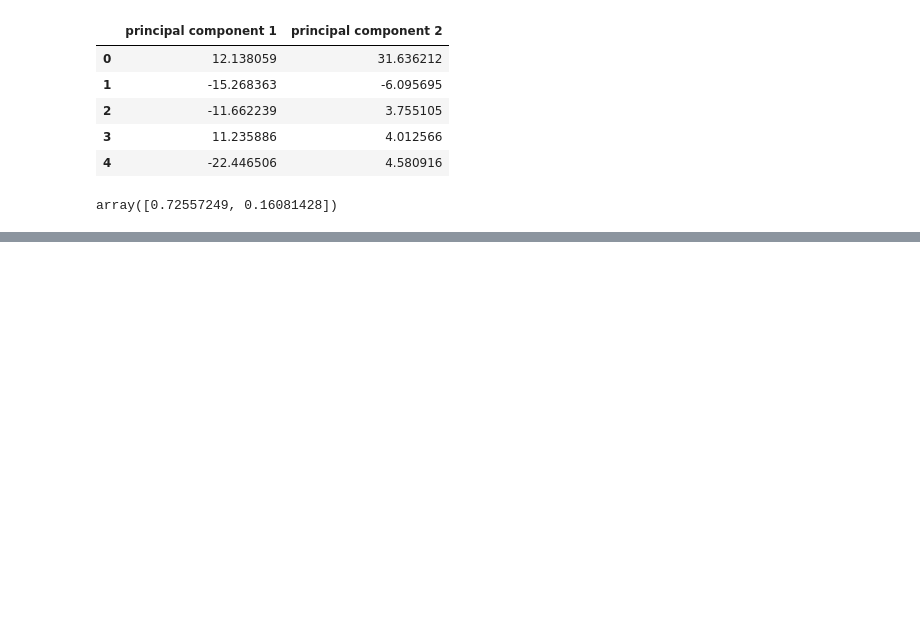
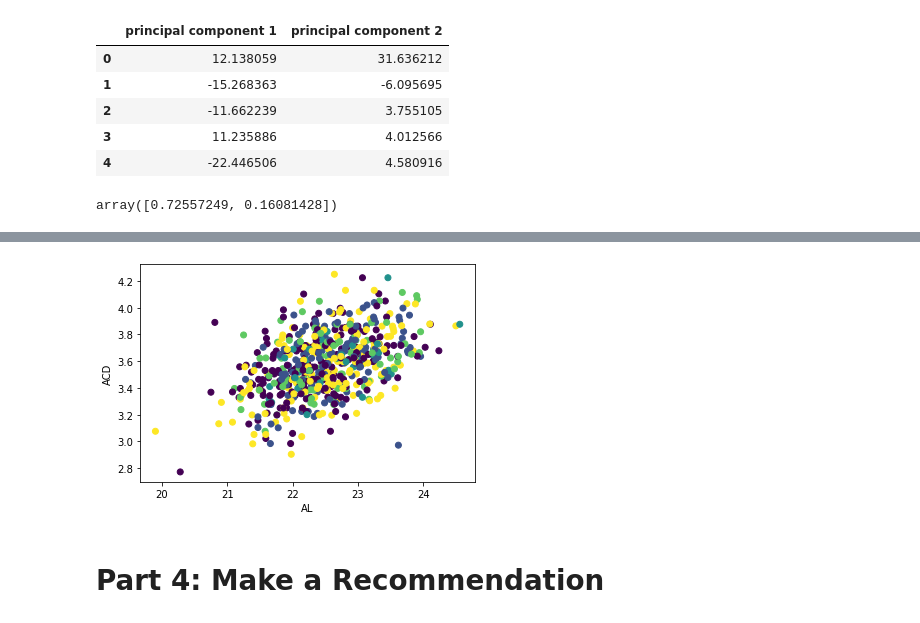
Before and after one commit to ColeJal/unsupervised-machine-learning-challenge, a Jupyter notebook: Myopia Clusters.ipynb, the cells around one changed output, grey strips where cells are left out. Saved outputs shown, nothing was run; the diff lists cells and outputs as text; code cells hidden in the pictures; blank space fills up the shorter version.

```diff
--- a/Myopia Clusters.ipynb
+++ b/Myopia Clusters.ipynb
@@ -125,0 +174,14 @@ array([0.72557249, 0.16081428])
+# %%
+def get_clusters(k, data):
+
+    myo = KMeans(n_clusters=k, random_state=0)
+
+    myo.fit(data)
+
+    myo_predictions = myo.predict(data)
+
+    data['class'] = myo.labels_
+
+    return data
+# %%
+myopia = get_clusters(5, myo_cluster)
@@ -125,0 +204,12 @@ array([0.72557249, 0.16081428])
+# %%
+def show_clusters(clusto):
+    plt.scatter(clusto['AL'], clusto['ACD'], c=clusto['class'])
+    plt.xlabel('AL')
+    plt.ylabel('ACD')
+    plt.show()
+# %%
+show_clusters(myopia)
+# %% [output]
+[figure, added]
+# %% [markdown]
+# Part 4: Make a Recommendation
```
Also changed, not shown: parts of 9 cells of this notebook.
